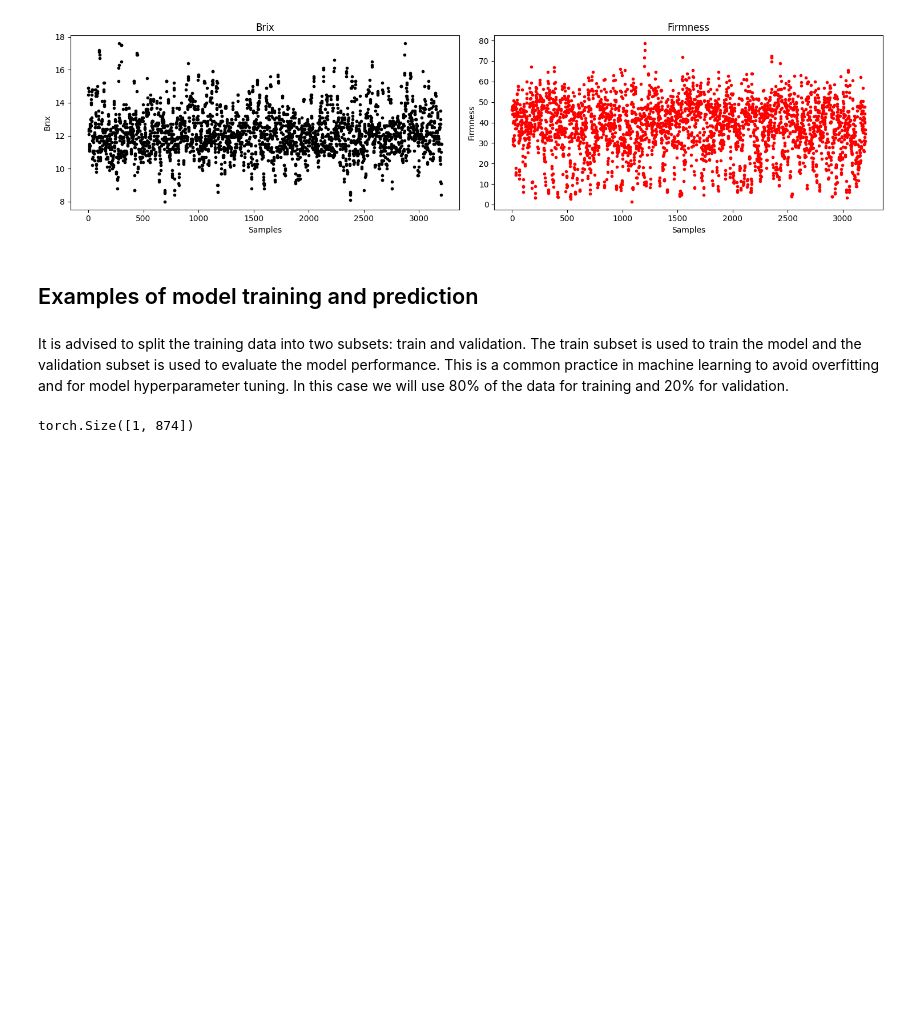
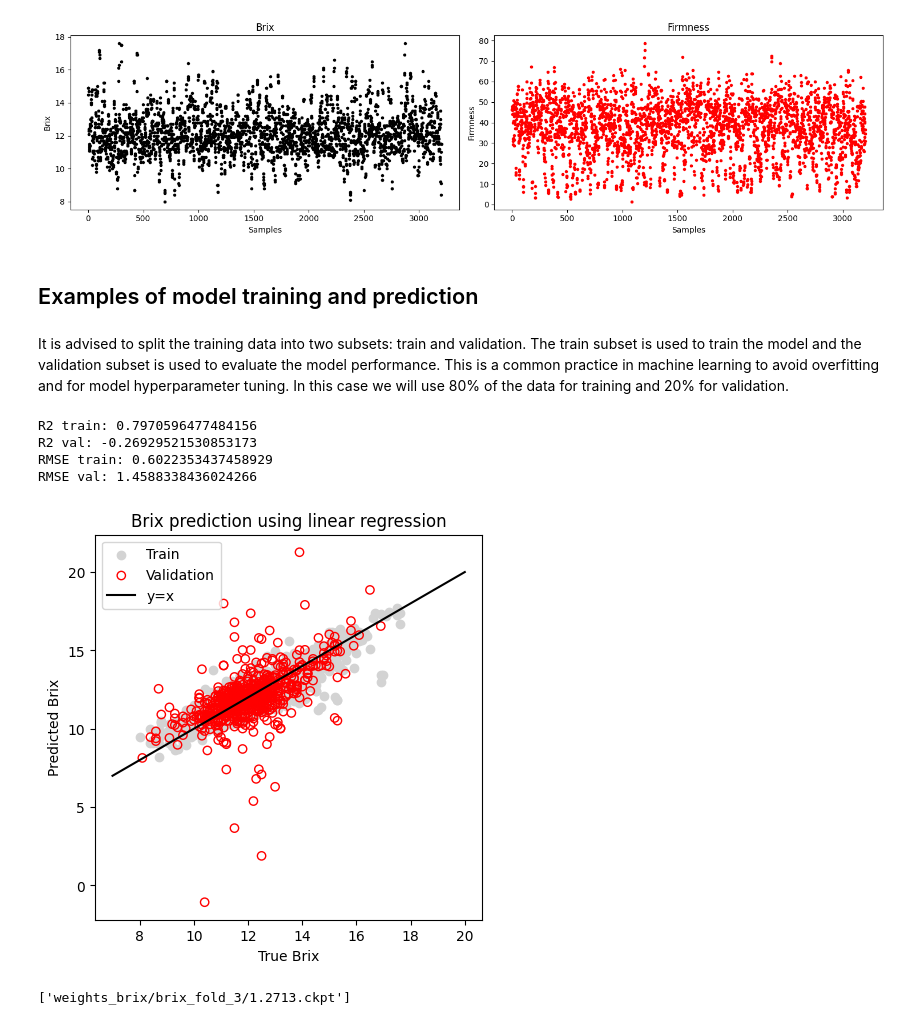
Before and after one commit to minhnhattrinh312/AI_fruit_QA, a Jupyter notebook: Challenge-PearsNIR.ipynb, the cells around one changed output. Drawn from its saved outputs; the diff is of its cells as text; code cells hidden in the pictures; blank space fills up the shorter version.

```diff
--- a/Challenge-PearsNIR.ipynb
+++ b/Challenge-PearsNIR.ipynb
@@ -127,4 +116,0 @@ x,y = next(iter(a))
-# %%
-x.shape
-# %% [output]
-torch.Size([1, 874])
@@ -130,0 +121,68 @@ torch.Size([1, 874])
+# %%
+fold = 3
+task = 'brix'
+x_train = pd.read_csv(f"k_fold_data/x_train_fold{fold}.csv")
+y_train = pd.read_csv(f"k_fold_data/y_{task}_train_fold{fold}.csv")
+x_test = pd.read_csv(f"k_fold_data/x_test_fold{fold}.csv")
+y_test = pd.read_csv(f"k_fold_data/y_{task}_test_fold{fold}.csv")
+# %%
+## Fit a multi-linear regression model to predict the Brix values
+from sklearn.linear_model import LinearRegression
+
+model1 = LinearRegression()
+model1.fit(x_train, y_train)
+
+## Use the model for predictions
+brix_train_pred1 = model1.predict(x_train)
+brix_val_pred1 = model1.predict(x_test)
+
+## Compute the R2 score and the RMSE of the train and validation sets
+r2_train1 = model1.score(x_train, y_train)
+r2_val1 = model1.score(x_test, y_test)
+rmse_train1 = root_mean_squared_error(y_train, brix_train_pred1)
+rmse_val1 = root_mean_squared_error(y_test, brix_val_pred1)
+
+print("R2 train:", r2_train1)
+print("R2 val:", r2_val1)
+print("RMSE train:", rmse_train1)
+print("RMSE val:", rmse_val1)
+# %% [output]
+R2 train: 0.7970596477484156
+R2 val: -0.26929521530853173
+RMSE train: 0.6022353437458929
+RMSE val: 1.4588338436024266
+# %%
+plt.figure(figsize=(5, 5))
+plt.scatter(y_train, brix_train_pred1, color="lightgray", marker="o", linestyle="None")
+plt.scatter(y_test, brix_val_pred1, color="r", marker="o", facecolors="None")
+plt.plot([7, 20], [7, 20], "k")
+plt.xlabel("True Brix")
+plt.ylabel("Predicted Brix")
+plt.title("Brix prediction using linear regression")
+plt.legend(["Train", "Validation", "y=x"])
+plt.show()
+# %% [output]
+[figure, added]
+# %%
+import glob
+import torch
+class Get_samples(Dataset):
+    def __init__(self, data):
+        self.data = data
+
+
+    def __len__(self):
+        return len(self.data)
+
+    def __getitem__(self, idx):
+        # the data is pd.DataFrame
+        data = self.data.iloc[idx].values
+        # expend the dimension the data from (n,) to (1, n)
+        data = data[None]
+        return torch.tensor(data, dtype=torch.float32)
+
+
+weight_brix = sorted(glob.glob("weights_brix/*/*"))[2:3]
+weight_brix
+# %% [output]
+['weights_brix/brix_fold_3/1.2713.ckpt']
```
Also changed, not shown: parts of 10 cells of this notebook, 2 other files.
